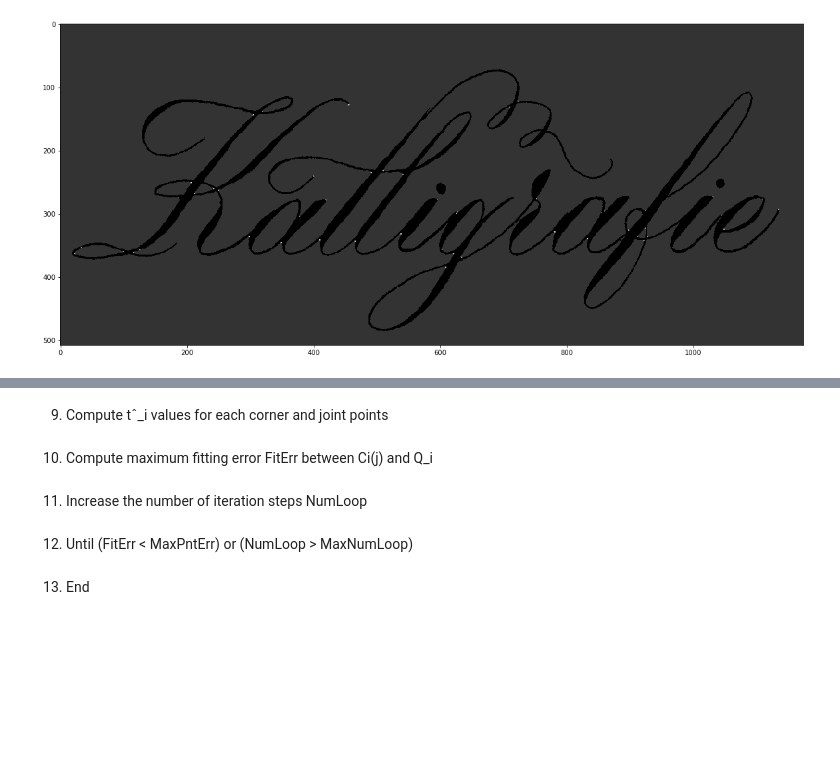
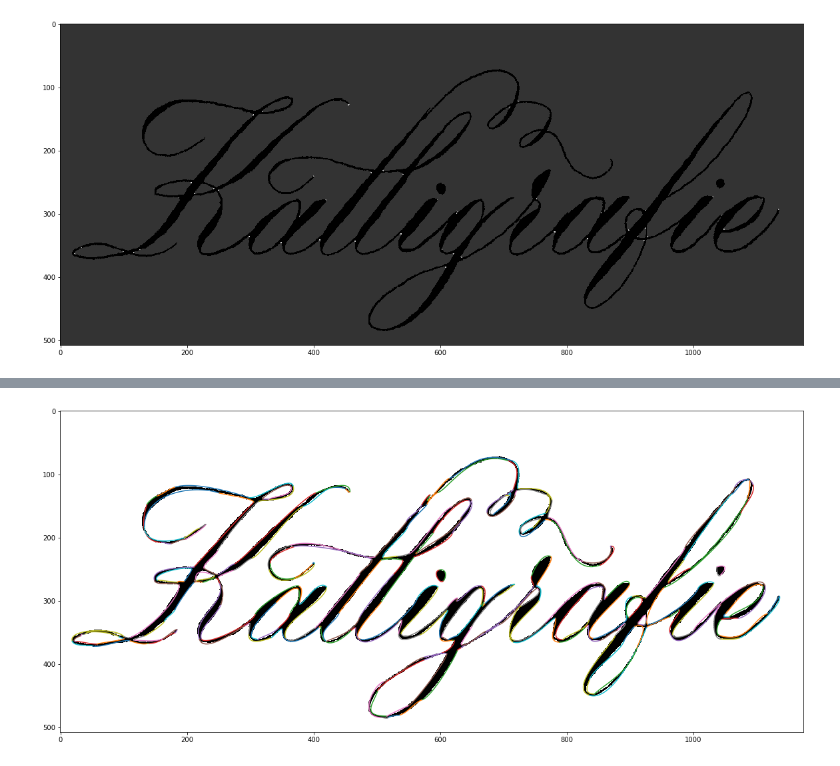
Before and after one commit to wechtits19/calligraphy-vectorization, a Jupyter notebook: test.ipynb, the cells around one changed output, grey strips where cells are left out. Drawn from its saved outputs; the diff is of its cells as text; code cells hidden in the pictures; blank space fills up the shorter version.

```diff
--- a/test.ipynb
+++ b/test.ipynb
@@ -215,7 +180,0 @@ ValueError: shapes (100,4) and (100,2) not aligned: 4 (dim 1) != 100 (dim 0)
-# %%
-# bezier using library
-
-from libraries.Bezier import Bezier
-
-bezier = Bezier.Curve(np.arange(0, 1, 0.01), curve)
-bezier
@@ -270,10 +181,33 @@ from Curve Fitting with Bézier Cubics by Shao and Zhou 1996
-# %% [markdown]
-9. Compute tˆ_i values for each corner and joint points
-# %% [markdown]
-10. Compute maximum fitting error FitErr between Ci(j) and Q_i
-# %% [markdown]
-11. Increase the number of iteration steps NumLoop
-# %% [markdown]
-12. Until (FitErr < MaxPntErr) or (NumLoop > MaxNumLoop)
-# %% [markdown]
-13. End
+# %%
+from bezier import *
+from fitCurves import *
+
+maxError = 10
+
+fig, ax = plt.subplots()
+ax.imshow(x, cmap=plt.cm.gray, interpolation='nearest')
+
+for contour in contours_in_segments:
+    for segment in contour:
+        #points = np.array([segment[:,0], segment[:,1]])
+        points = segment
+        #print(points)
+
+        beziers = fitCurve(points, maxError)
+        #print(beziers)
+
+        for bez in beziers:
+            bez = np.stack(bez)
+            curve = []
+            for t in np.linspace(0,1,50):
+                curve.append(bezier.q(bez, t))
+
+            curve = np.stack(curve)
+            ax.plot(curve[:,1], curve[:,0])
+
+        #ax.plot(points[:,1], points[:,0], antialiased=False)
+
+
+plt.show()
+# %% [output]
+[figure, added]
```
Also changed, not shown: parts of 26 cells of this notebook, 7 other files.
